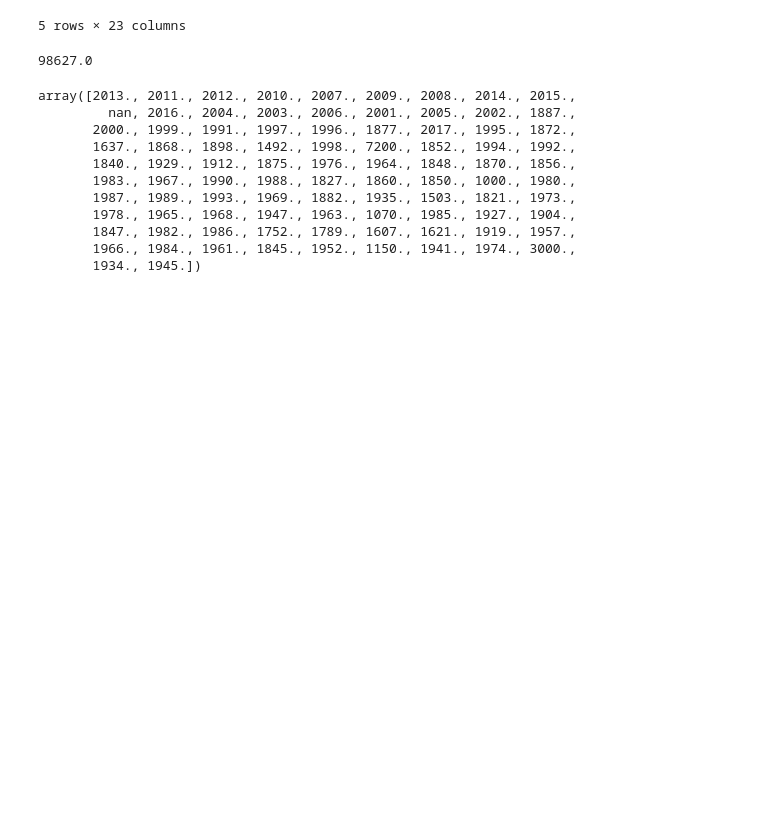
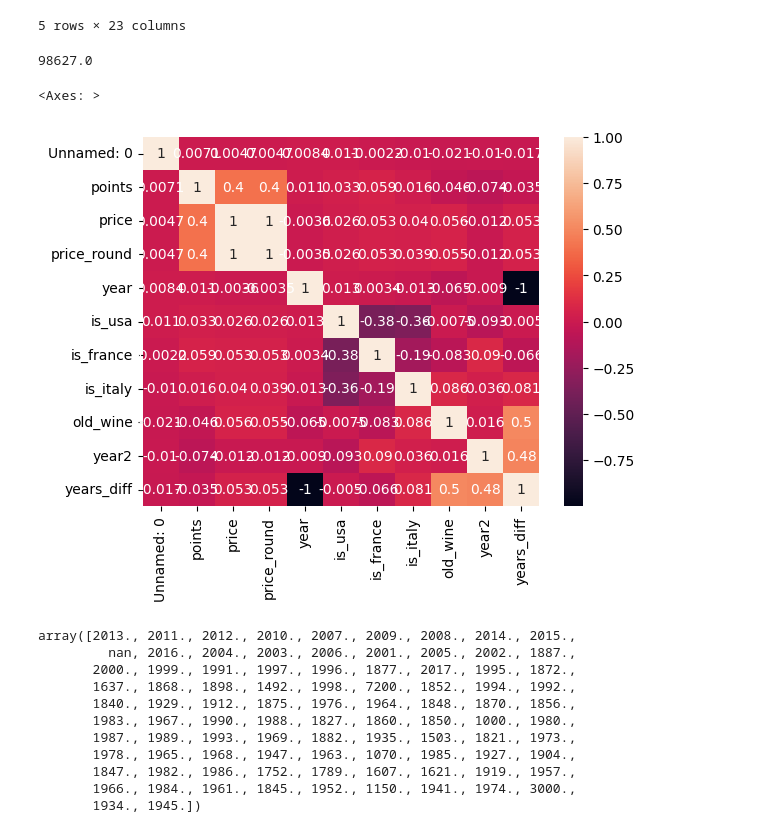
Before and after one commit to EvgeniiOvcharenko/data_science, a Jupyter notebook: Новая папка/Блок 3. Разведывательный анализ данных/clear.ipynb, the cells around one changed output. Cells and saved outputs as stored; diff of their text form; code cells hidden in the pictures; blank space fills up the shorter version.

```diff
--- a/Новая папка/Блок 3. Разведывательный анализ данных/clear.ipynb
+++ b/Новая папка/Блок 3. Разведывательный анализ данных/clear.ipynb
@@ -202,6 +220,11 @@ data = data.drop(['year1'], axis=1)
 data['years_diff'].max()
 # %% [output]
 98627.0
+# %%
+sns.heatmap(data.corr(numeric_only=True), annot=True)
+# %% [output]
+<Axes: >
+[figure, added]
 # %%
 data['year'].unique()
 # %% [output]
```
Also changed, not shown: parts of 4 cells of this notebook, 3 other files.
